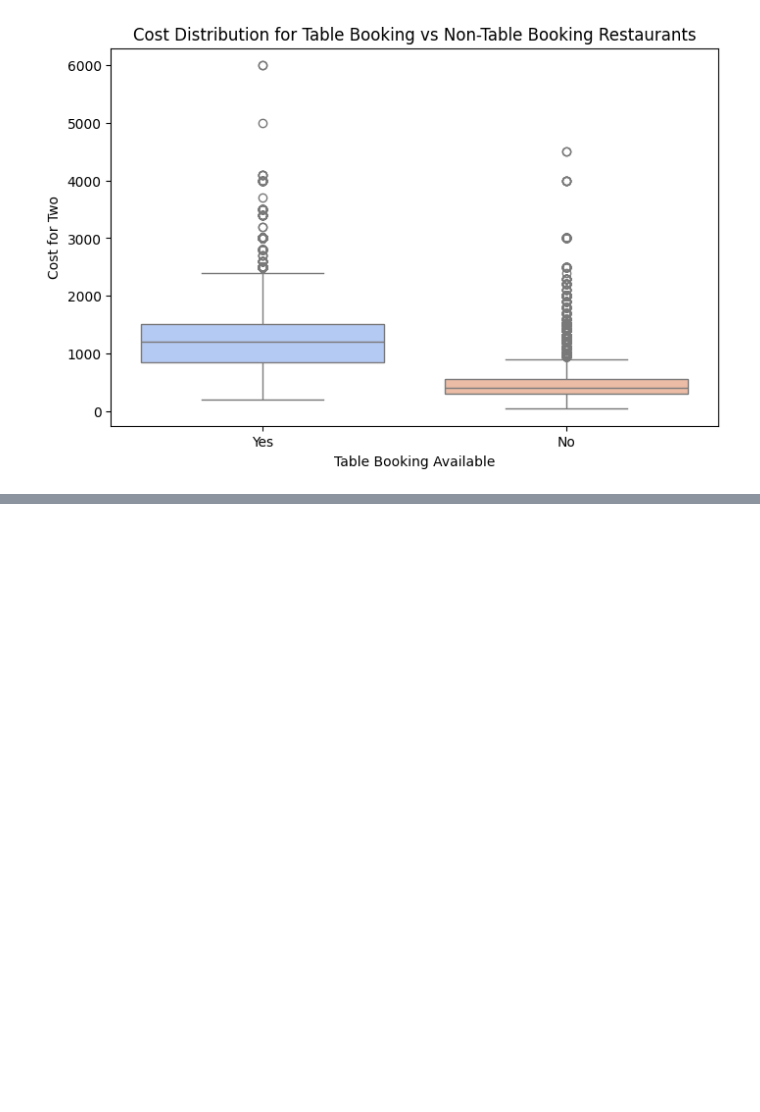
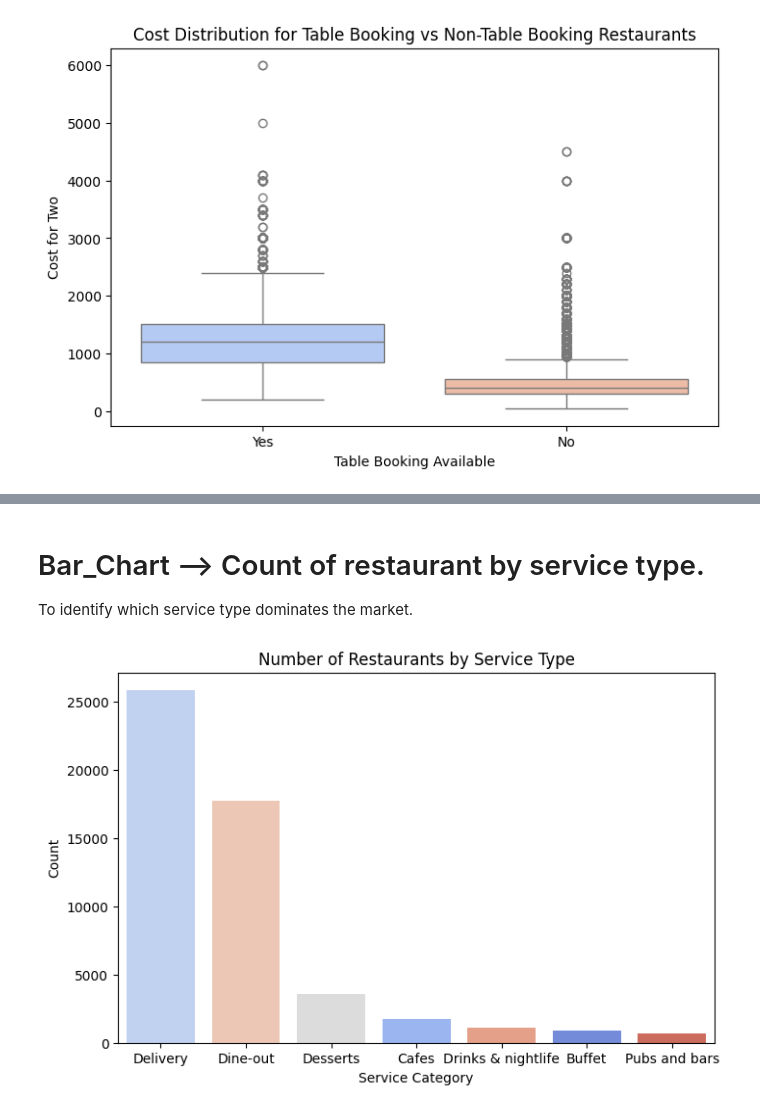
Before and after one commit to Shourya-gupta-01/Zomato_Dataset, a Jupyter notebook: analysis.ipynb, the cells around one changed output, grey strips where cells are left out. Cells and saved outputs as stored; diff of their text form; code cells hidden in the pictures; blank space fills up the shorter version.

```diff
--- a/analysis.ipynb
+++ b/analysis.ipynb
@@ -144,0 +191,13 @@ plt.show()
+# %% [markdown]
+# Bar_Chart --> Count of restaurant by service type.
+
+To identify which service type dominates the market.
+# %%
+plt.figure(figsize=(8, 5))
+sns.countplot(x=df['Service_Category'], order=df['Service_Category'].value_counts().index, hue=df['Service_Category'], palette="coolwarm")
+plt.xlabel("Service Category")
+plt.ylabel("Count")
+plt.title("Number of Restaurants by Service Type")
+plt.show()
+# %% [output]
+[figure, added]
```
Also changed, not shown: parts of 16 cells of this notebook.
